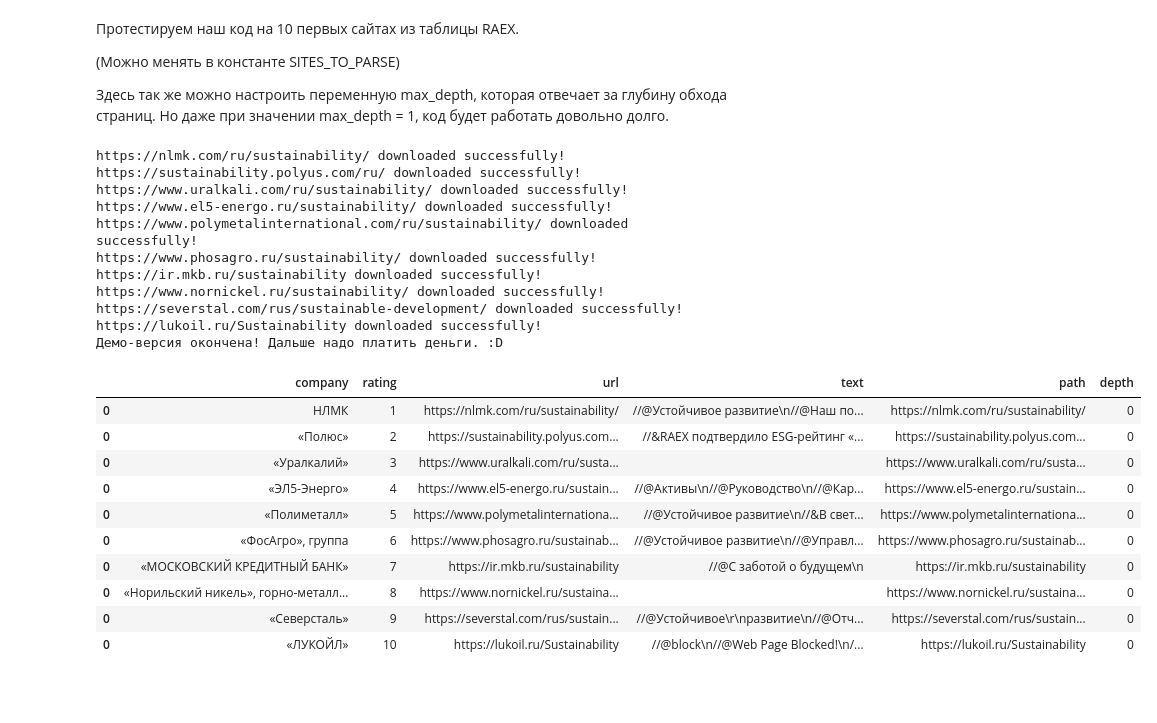
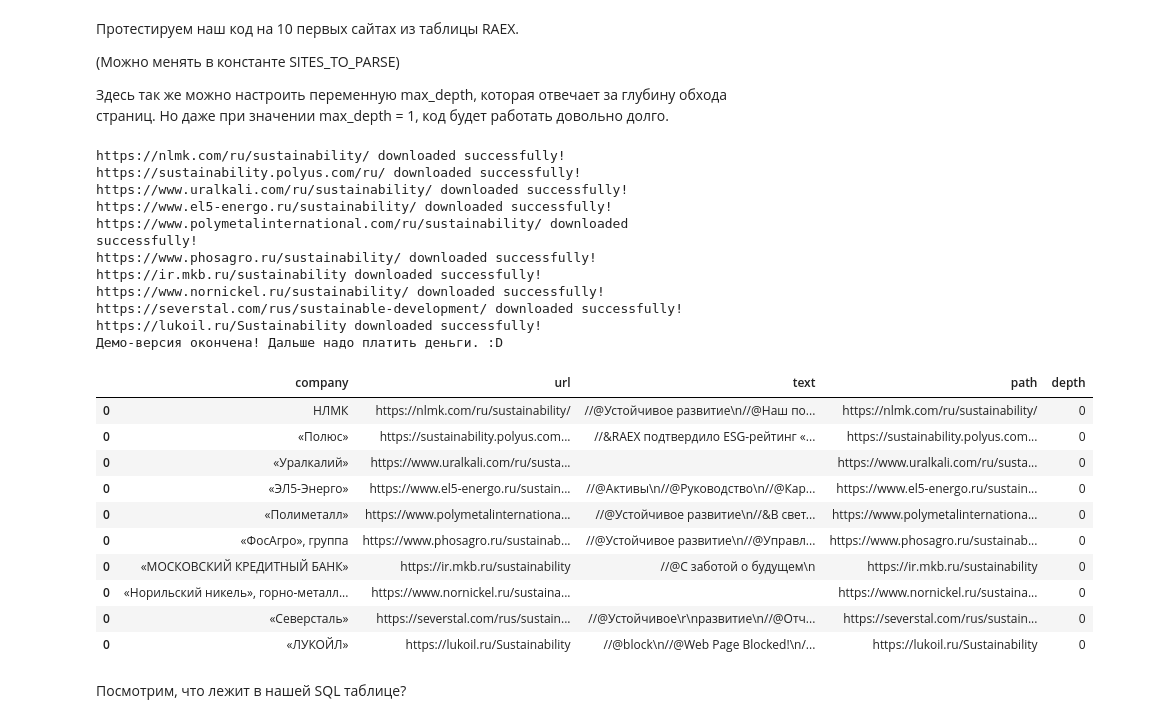
Before and after one commit to oversanya/ESG_rating_prediction, a Jupyter notebook: ESG_parser.ipynb, the cells around one changed output. Saved outputs shown, nothing was run; the diff lists cells and outputs as text; code cells hidden in the pictures; blank space fills up the shorter version.

Commit message:
Added few changes to work with SQL table.

```diff
--- a/ESG_parser.ipynb
+++ b/ESG_parser.ipynb
@@ -117,16 +120,23 @@ CROP_TO_SHOW = 50
 from urllib.parse import urljoin
 
 def parsing_site_demo(company, url, max_depth=0):
+    page_id = cur.lastrowid if cur.lastrowid != None else 0
 
-    internalLinks = [(url, '/', 0)] #  Создаем массив ссылок, которые обрабатываем обходом в ширину.
+    internalLinks = [(url, '/', 0, -1)] #  Создаем массив ссылок, которые обрабатываем обходом в ширину.
     used = []
     path_from = {}
     megadata = pd.DataFrame()
+
     while internalLinks:
+        data_to_csv = ()
+
         now = internalLinks.pop(0)
-        url = now[0]
-        from_url = now[1]
-        depth = now[2]
+        url, from_url, depth, id_from = now
+        # url = now[0]
+        # from_url = now[1]
+        # depth = now[2]
+        # id_from = now[3]
+
         #  Помечаем ссылку как использованную, чтоб не зациклиться.
         used.append(url)
         # Сохраняем ссылку откуда пришли, чтобы потом восстановить путь до корня.
@@ -136,7 +146,6 @@ def parsing_site_demo(company, url, max_depth=0):
         text = MarkText(response.text)[:CROP_TO_SHOW]
         data = pd.DataFrame()
         data['company'] = [company['Название']]
-        data['rating'] = [company['№']]
         data['url'] = [url]
         data['text'] = [text]
 
@@ -160,13 +169,14 @@ def parsing_site_demo(company, url, max_depth=0):
             for link in NewLinks:
                     if ".pdf" not in link and ".PDF" not in link:
 
-                        #  new_url = os.path.join(url[:url.rfind('www')], urlparse(url).netloc, link)
                         new_url = urljoin(url[:url.rfind('.com')] + '.com', link)
                         print(new_url)
                         #Тут как раз добавляем URL в конец очереди.
                         if new_url not in used:
-                            internalLinks.append((new_url, url, depth + 1))
+                            internalLinks.append((new_url, url, depth + 1, page_id))
 
+
+        data_to_csv = (page_id, id_from, depth, url, text, company['Название'])
         #  Путь до корневой папки и будет иерархической определяющей нашей страницы.
         #  Восстанавливается он следующим образом :
         path_now = []
@@ -177,10 +187,17 @@ def parsing_site_demo(company, url, max_depth=0):
         path_now.reverse()
         data['path'] = path_now
         data['depth'] = depth
-        #  print(data['text'])
+        #  В path_now хранится путь до страницы из корня!
+
+        cur.execute("INSERT OR IGNORE INTO Pages (PageID, ParentPageID, PageLevel, PageURL,"
+                    " PageText, CompanyName) VALUES (?, ?, ?, ?, ?, ?)", data_to_csv)
+
         megadata = pd.concat([megadata, data])
 
-        # В path_now хранится путь до страницы из корня!
+        #  Добавляем извлеченные данные как в sql таблицу, так и в датафрейм.
+        #  Кто знает, что нам может пригодиться...)
+
+        page_id += 1
     return megadata
 # %% [markdown]
 Протестируем наш код на 10 первых сайтах из таблицы RAEX.
@@ -191,38 +208,43 @@ def parsing_site_demo(company, url, max_depth=0):
 # %%
 max_depth = 0
 SITES_TO_PARSE = 10
 
 big_df = pd.DataFrame()
 for i, company in raex_list.iterrows():
     rating = company['№']
     name = company['Название']
     url = company['url_sustainability']
-    df = parsing_site_demo(company, url, 0, max_depth)
+    df = parsing_site_demo(company, url, max_depth)
     big_df = pd.concat([big_df, df])
     if (i == SITES_TO_PARSE - 1) :
         print('Демо-версия окончена! Дальше надо платить деньги. :D')
         break
+
+conn.commit()
+
 big_df
 # %% [output]
 https://nlmk.com/ru/sustainability/ downloaded successfully!
 https://sustainability.polyus.com/ru/ downloaded successfully!
 https://www.uralkali.com/ru/sustainability/ downloaded successfully!
 https://www.el5-energo.ru/sustainability/ downloaded successfully!
 https://www.polymetalinternational.com/ru/sustainability/ downloaded successfully!
 https://www.phosagro.ru/sustainability/ downloaded successfully!
 https://ir.mkb.ru/sustainability downloaded successfully!
 https://www.nornickel.ru/sustainability/ downloaded successfully!
 https://severstal.com/rus/sustainable-development/ downloaded successfully!
 https://lukoil.ru/Sustainability downloaded successfully!
 Демо-версия окончена! Дальше надо платить деньги. :D
-|  | company | rating | url | text | path | depth |
-| 0 | НЛМК | 1 | https://nlmk.com/ru/sustainability/ | //@Устойчивое развитие\n//@Наш по... | https://nlmk.com/ru/sustainability/ | 0 |
-| 0 | «Полюс» | 2 | https://sustainability.polyus.com... | //&RAEX подтвердило ESG-рейтинг «... | https://sustainability.polyus.com... | 0 |
-| 0 | «Уралкалий» | 3 | https://www.uralkali.com/ru/susta... |  | https://www.uralkali.com/ru/susta... | 0 |
-| 0 | «ЭЛ5-Энерго» | 4 | https://www.el5-energo.ru/sustain... | //@Активы\n//@Руководство\n//@Кар... | https://www.el5-energo.ru/sustain... | 0 |
-| 0 | «Полиметалл» | 5 | https://www.polymetalinternationa... | //@Устойчивое развитие\n//&В свет... | https://www.polymetalinternationa... | 0 |
-| 0 | «ФосАгро», группа | 6 | https://www.phosagro.ru/sustainab... | //@Устойчивое развитие\n//@Управл... | https://www.phosagro.ru/sustainab... | 0 |
-| 0 | «МОСКОВСКИЙ КРЕДИТНЫЙ БАНК» | 7 | https://ir.mkb.ru/sustainability | //@С заботой о будущем\n | https://ir.mkb.ru/sustainability | 0 |
-| 0 | «Норильский никель», горно-металл... | 8 | https://www.nornickel.ru/sustaina... |  | https://www.nornickel.ru/sustaina... | 0 |
-| 0 | «Северсталь» | 9 | https://severstal.com/rus/sustain... | //@Устойчивое\r\nразвитие\n//@Отч... | https://severstal.com/rus/sustain... | 0 |
-| 0 | «ЛУКОЙЛ» | 10 | https://lukoil.ru/Sustainability | //@block\n//@Web Page Blocked!\n/... | https://lukoil.ru/Sustainability | 0 |
+|  | company | url | text | path | depth |
+| 0 | НЛМК | https://nlmk.com/ru/sustainability/ | //@Устойчивое развитие\n//@Наш по... | https://nlmk.com/ru/sustainability/ | 0 |
+| 0 | «Полюс» | https://sustainability.polyus.com... | //&RAEX подтвердило ESG-рейтинг «... | https://sustainability.polyus.com... | 0 |
+| 0 | «Уралкалий» | https://www.uralkali.com/ru/susta... |  | https://www.uralkali.com/ru/susta... | 0 |
+| 0 | «ЭЛ5-Энерго» | https://www.el5-energo.ru/sustain... | //@Активы\n//@Руководство\n//@Кар... | https://www.el5-energo.ru/sustain... | 0 |
+| 0 | «Полиметалл» | https://www.polymetalinternationa... | //@Устойчивое развитие\n//&В свет... | https://www.polymetalinternationa... | 0 |
+| 0 | «ФосАгро», группа | https://www.phosagro.ru/sustainab... | //@Устойчивое развитие\n//@Управл... | https://www.phosagro.ru/sustainab... | 0 |
+| 0 | «МОСКОВСКИЙ КРЕДИТНЫЙ БАНК» | https://ir.mkb.ru/sustainability | //@С заботой о будущем\n | https://ir.mkb.ru/sustainability | 0 |
+| 0 | «Норильский никель», горно-металл... | https://www.nornickel.ru/sustaina... |  | https://www.nornickel.ru/sustaina... | 0 |
+| 0 | «Северсталь» | https://severstal.com/rus/sustain... | //@Устойчивое\r\nразвитие\n//@Отч... | https://severstal.com/rus/sustain... | 0 |
+| 0 | «ЛУКОЙЛ» | https://lukoil.ru/Sustainability | //@block\n//@Web Page Blocked!\n/... | https://lukoil.ru/Sustainability | 0 |
+# %% [markdown]
+Посмотрим, что лежит в нашей SQL таблице?
```
Also changed, not shown: parts of 2 cells of this notebook.
